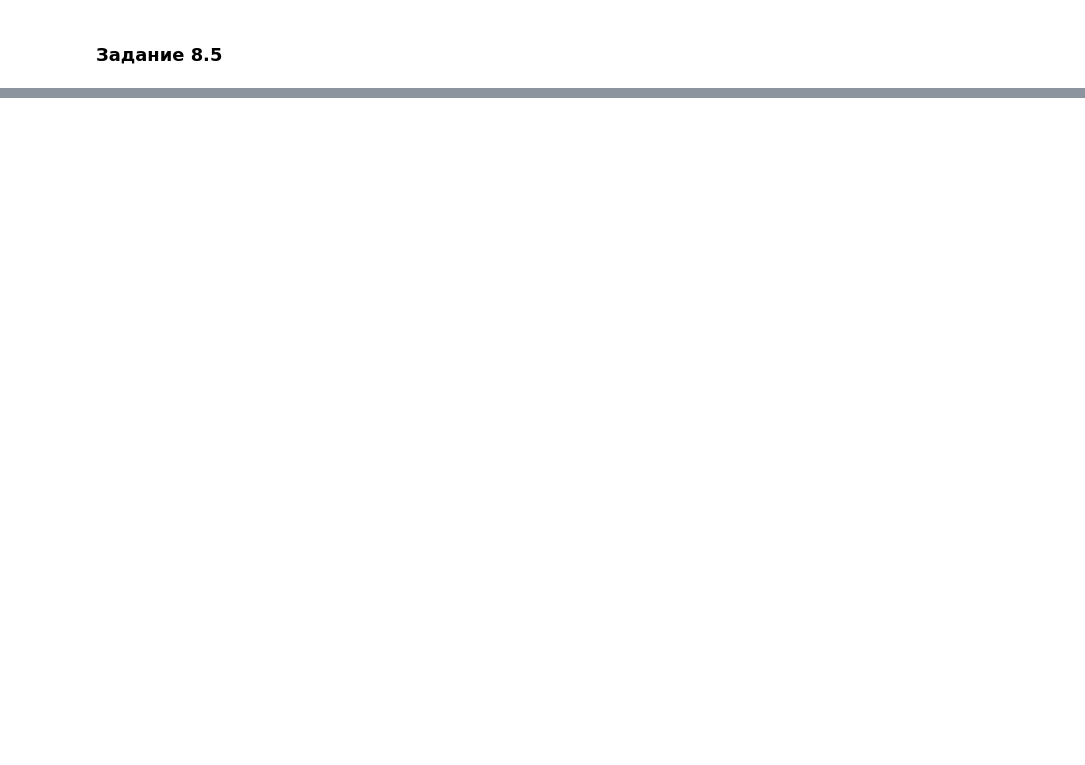
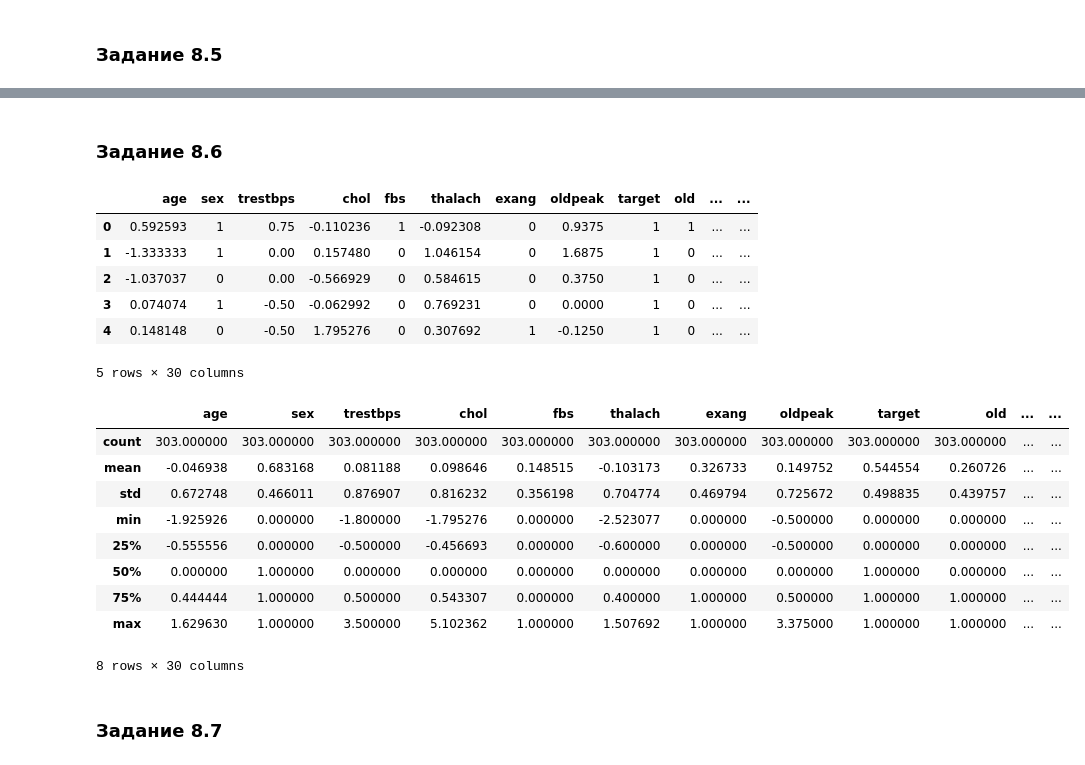
Before and after one commit to ret4ed/Sf_DS_game_1, a Jupyter notebook: Skillfactory/EDA_3_Проектирование признаков/Проектирование признаков.ipynb, the cells around one changed output, grey strips where cells are left out. Drawn from its saved outputs; the diff is of its cells as text; code cells hidden in the pictures; blank space fills up the shorter version.

```diff
--- a/Skillfactory/EDA_3_Проектирование признаков/Проектирование признаков.ipynb
+++ b/Skillfactory/EDA_3_Проектирование признаков/Проектирование признаков.ipynb
@@ -1060,0 +1069,32 @@ print(f'Количество признаков в датасете: {n}')
+# %% [markdown]
+### Задание 8.6
+# %%
+#Нормализовать все оставшиеся числовые признаки
+heart['age'] = preprocessing.RobustScaler().fit_transform(np.array(heart['age']).reshape(-1,1))
+heart['trestbps'] = preprocessing.RobustScaler().fit_transform(np.array(heart['trestbps']).reshape(-1,1))
+heart['chol'] = preprocessing.RobustScaler().fit_transform(np.array(heart['chol']).reshape(-1,1))
+heart['thalach'] = preprocessing.RobustScaler().fit_transform(np.array(heart['thalach']).reshape(-1,1))
+heart['oldpeak'] = preprocessing.RobustScaler().fit_transform(np.array(heart['oldpeak']).reshape(-1,1))
+heart['trestbps_mean'] = preprocessing.RobustScaler().fit_transform(np.array(heart['trestbps_mean']).reshape(-1,1))
+display(heart.head())
+heart.describe()
+# %% [output]
+|  | age | sex | trestbps | chol | fbs | thalach | exang | oldpeak | target | old | ... | ... |
+| 0 | 0.592593 | 1 | 0.75 | -0.110236 | 1 | -0.092308 | 0 | 0.9375 | 1 | 1 | ... | ... |
+| 1 | -1.333333 | 1 | 0.00 | 0.157480 | 0 | 1.046154 | 0 | 1.6875 | 1 | 0 | ... | ... |
+| 2 | -1.037037 | 0 | 0.00 | -0.566929 | 0 | 0.584615 | 0 | 0.3750 | 1 | 0 | ... | ... |
+| 3 | 0.074074 | 1 | -0.50 | -0.062992 | 0 | 0.769231 | 0 | 0.0000 | 1 | 0 | ... | ... |
+| 4 | 0.148148 | 0 | -0.50 | 1.795276 | 0 | 0.307692 | 1 | -0.1250 | 1 | 0 | ... | ... |
+5 rows × 30 columns
+|  | age | sex | trestbps | chol | fbs | thalach | exang | oldpeak | target | old | ... | ... |
+| count | 303.000000 | 303.000000 | 303.000000 | 303.000000 | 303.000000 | 303.000000 | 303.000000 | 303.000000 | 303.000000 | 303.000000 | ... | ... |
+| mean | -0.046938 | 0.683168 | 0.081188 | 0.098646 | 0.148515 | -0.103173 | 0.326733 | 0.149752 | 0.544554 | 0.260726 | ... | ... |
+| std | 0.672748 | 0.466011 | 0.876907 | 0.816232 | 0.356198 | 0.704774 | 0.469794 | 0.725672 | 0.498835 | 0.439757 | ... | ... |
+| min | -1.925926 | 0.000000 | -1.800000 | -1.795276 | 0.000000 | -2.523077 | 0.000000 | -0.500000 | 0.000000 | 0.000000 | ... | ... |
+| 25% | -0.555556 | 0.000000 | -0.500000 | -0.456693 | 0.000000 | -0.600000 | 0.000000 | -0.500000 | 0.000000 | 0.000000 | ... | ... |
+| 50% | 0.000000 | 1.000000 | 0.000000 | 0.000000 | 0.000000 | 0.000000 | 0.000000 | 0.000000 | 1.000000 | 0.000000 | ... | ... |
+| 75% | 0.444444 | 1.000000 | 0.500000 | 0.543307 | 0.000000 | 0.400000 | 1.000000 | 0.500000 | 1.000000 | 1.000000 | ... | ... |
+| max | 1.629630 | 1.000000 | 3.500000 | 5.102362 | 1.000000 | 1.507692 | 1.000000 | 3.375000 | 1.000000 | 1.000000 | ... | ... |
+8 rows × 30 columns
+# %% [markdown]
+### Задание 8.7
```
Also changed, not shown: parts of 3 cells of this notebook.
